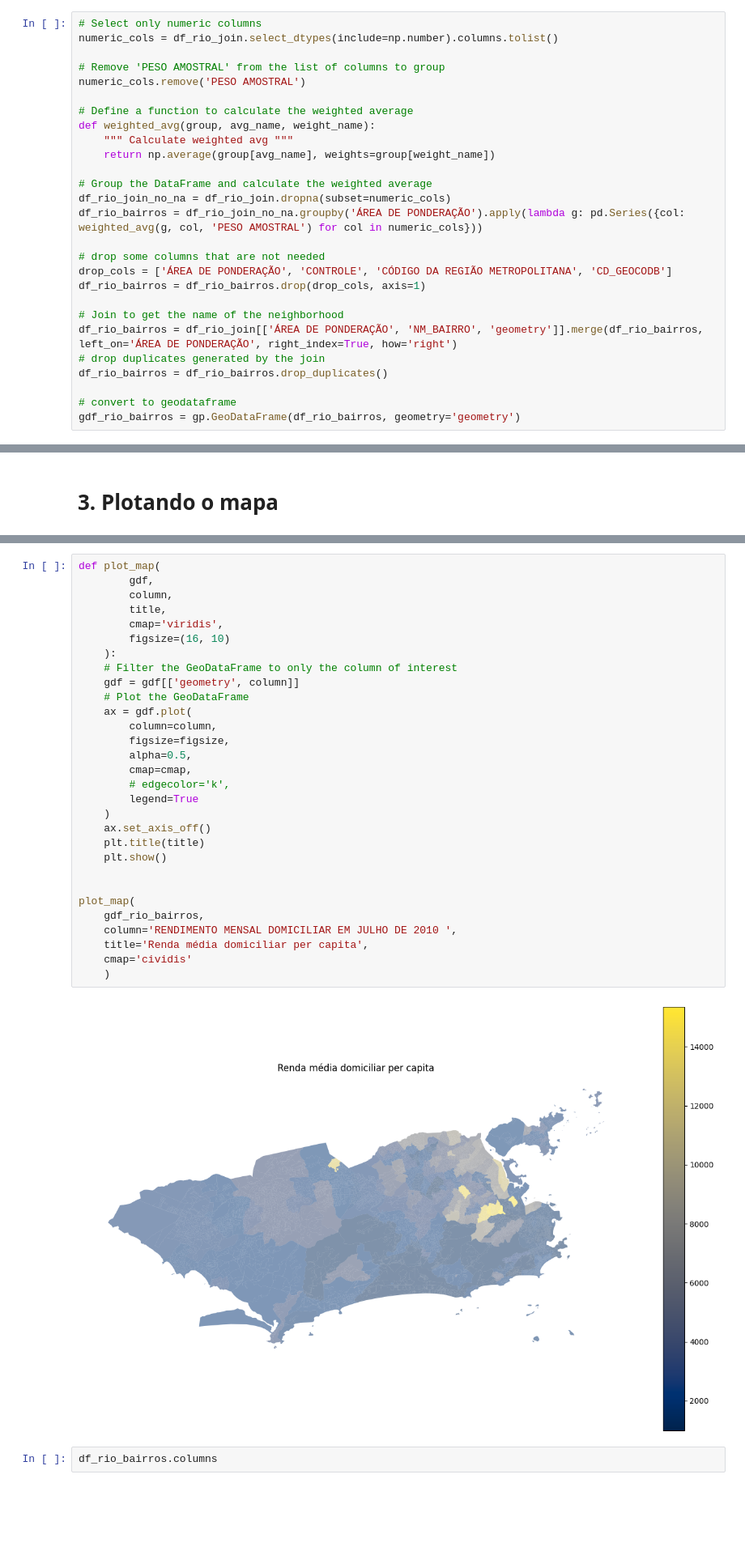
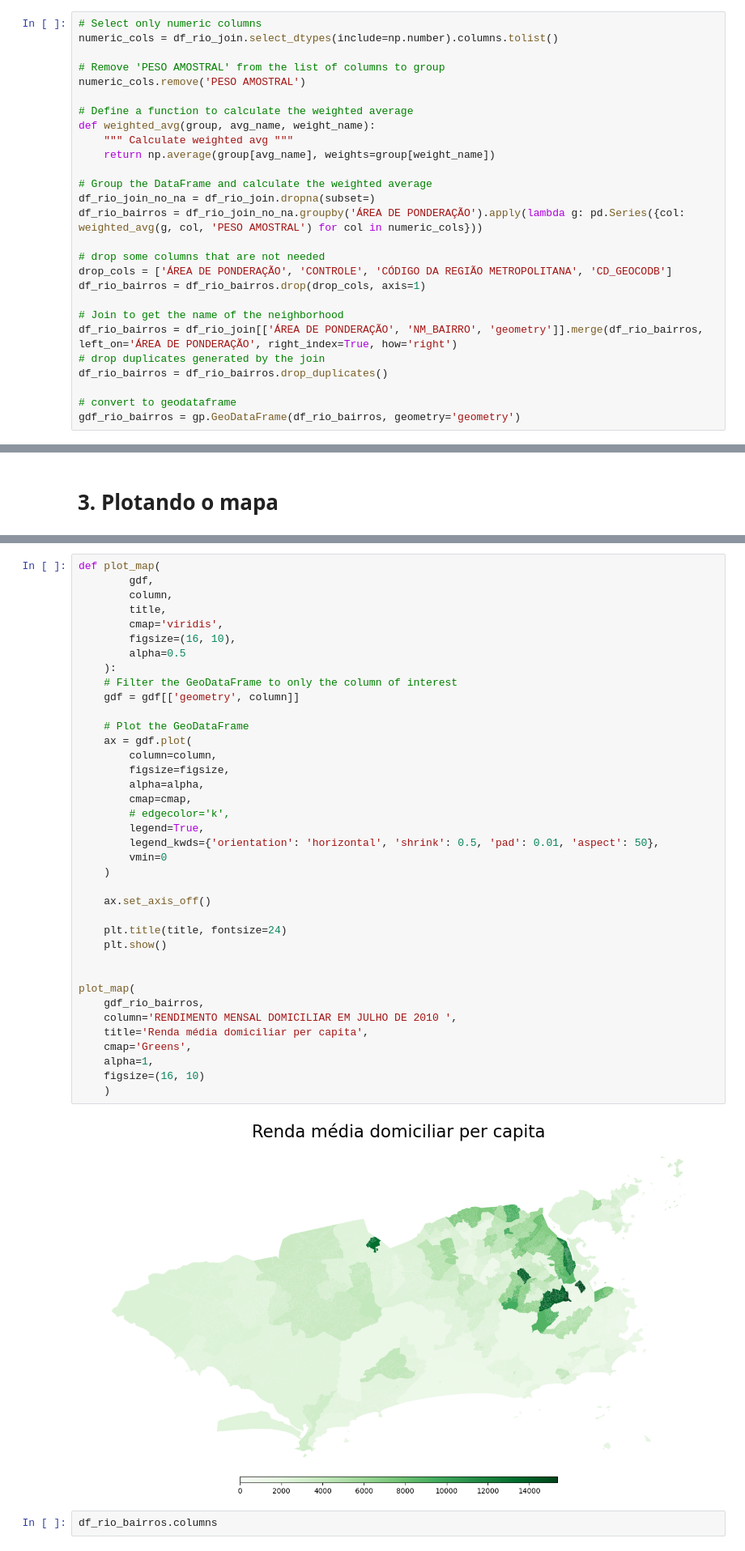
Before and after one commit to GDevigili/TCC-IBGE, a Jupyter notebook: src/data-vis/eda.ipynb, the cells around one changed output, grey strips where cells are left out. Shown at 81% size. Saved outputs shown, nothing was run; the diff lists cells and outputs as text; blank space fills up the shorter version.

```diff
--- a/src/data-vis/eda.ipynb
+++ b/src/data-vis/eda.ipynb
@@ -147,7 +147,7 @@ def weighted_avg(group, avg_name, weight_name):
     return np.average(group[avg_name], weights=group[weight_name])
 
 # Group the DataFrame and calculate the weighted average
-df_rio_join_no_na = df_rio_join.dropna(subset=numeric_cols)
+df_rio_join_no_na = df_rio_join.dropna(subset=)
 df_rio_bairros = df_rio_join_no_na.groupby('ÁREA DE PONDERAÇÃO').apply(lambda g: pd.Series({col: weighted_avg(g, col, 'PESO AMOSTRAL') for col in numeric_cols}))
 
 # drop some columns that are not needed
@@ -266,35 +266,43 @@ plot_map(gdf_rio_unique, df_rio, 'População do Rio de Janeiro')
 # %%
 def plot_map(
         gdf,
         column,
         title,
         cmap='viridis',
-        figsize=(16, 10)
+        figsize=(16, 10),
+        alpha=0.5
     ):
     # Filter the GeoDataFrame to only the column of interest
     gdf = gdf[['geometry', column]]
+
     # Plot the GeoDataFrame
     ax = gdf.plot(
         column=column,
         figsize=figsize,
-        alpha=0.5,
+        alpha=alpha,
         cmap=cmap,
         # edgecolor='k',
-        legend=True
+        legend=True,
+        legend_kwds={'orientation': 'horizontal', 'shrink': 0.5, 'pad': 0.01, 'aspect': 50},
+        vmin=0
     )
+
     ax.set_axis_off()
-    plt.title(title)
+
+    plt.title(title, fontsize=24)
     plt.show()
 
 
 plot_map(
     gdf_rio_bairros,
     column='RENDIMENTO MENSAL DOMICILIAR EM JULHO DE 2010 ',
     title='Renda média domiciliar per capita',
-    cmap='cividis'
+    cmap='Greens',
+    alpha=1,
+    figsize=(16, 10)
     )
 # %% [output]
-[figure, old version]
+[figure, new version]
 # %%
 df_rio_bairros.columns
 # %% [output]
```
Also changed, not shown: parts of 3 cells of this notebook.
